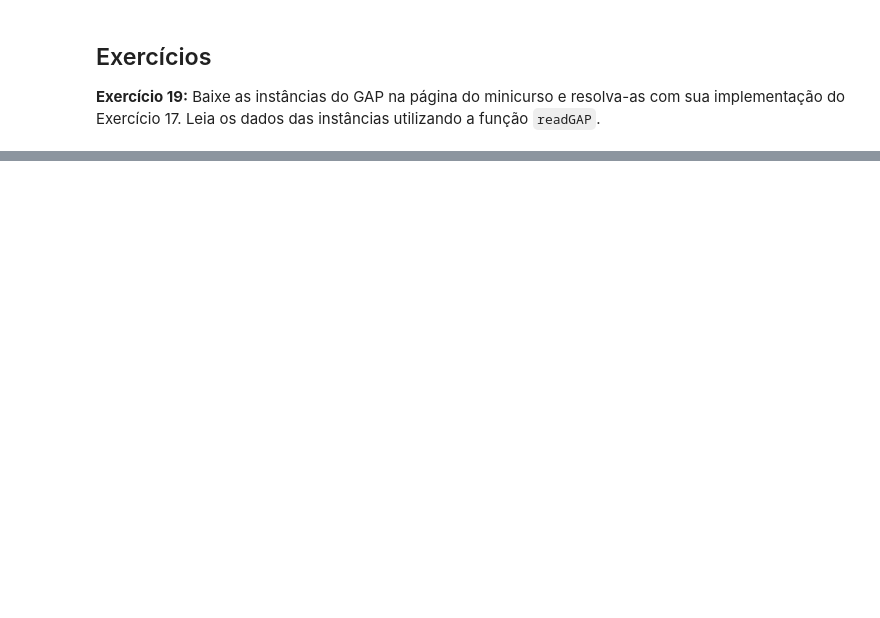
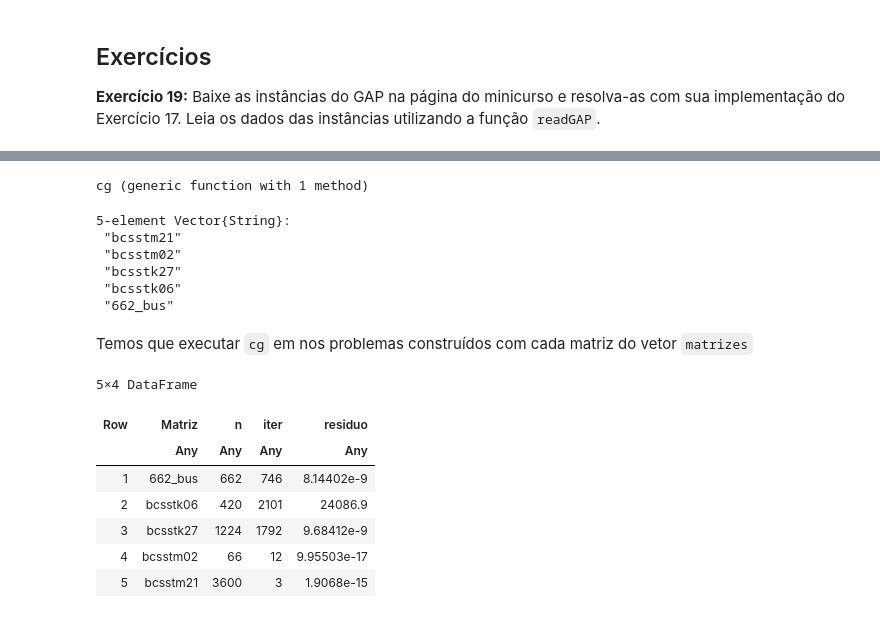
Before and after one commit to leonardosecchin/verao_UFPI_Julia, a Jupyter notebook: minicurso.ipynb, the cells around one changed output, grey strips where cells are left out. Drawn from its saved outputs; the diff is of its cells as text; code cells hidden in the pictures; blank space fills up the shorter version.

```diff
--- a/minicurso.ipynb
+++ b/minicurso.ipynb
@@ -2118,0 +2965,24 @@ end
+# %%
+using DataFrames
+using MatrixDepot   # para usar matrizes da Suita Sparse Matrix Collection
+using SparseArrays  # matrizes esparsas
+
+# inclue nossa implementação de gradientes conjugados
+include("cg.jl")
+# %% [output]
+cg (generic function with 1 method)
+# %%
+# Matrizes selecionadas, organizadas em um vetor de textos
+matrizes = ["bcsstm21"; "bcsstm02"; "bcsstk27"; "bcsstk06"; "662_bus"]
+# %% [output]
+5-element Vector{String}:
+ "bcsstm21"
+ "bcsstm02"
+ "bcsstk27"
+ "bcsstk06"
+ "662_bus"
+# %%
+# Inicializa o dataframe
+resultados = DataFrame(Matriz=[],n=[],iter=[],residuo=[]);
+# %% [markdown]
+Temos que executar `cg` em nos problemas construídos com cada matriz do vetor `matrizes`
@@ -2118,0 +3010,11 @@ end
+# %%
+resultados
+# %% [output]
+5×4 DataFrame
+| Row | Matriz | n | iter | residuo |
+|  | Any | Any | Any | Any |
+| 1 | 662_bus | 662 | 746 | 8.14402e-9 |
+| 2 | bcsstk06 | 420 | 2101 | 24086.9 |
+| 3 | bcsstk27 | 1224 | 1792 | 9.68412e-9 |
+| 4 | bcsstm02 | 66 | 12 | 9.95503e-17 |
+| 5 | bcsstm21 | 3600 | 3 | 1.9068e-15 |
```
Also changed, not shown: parts of 184 cells of this notebook, 2 other files.
